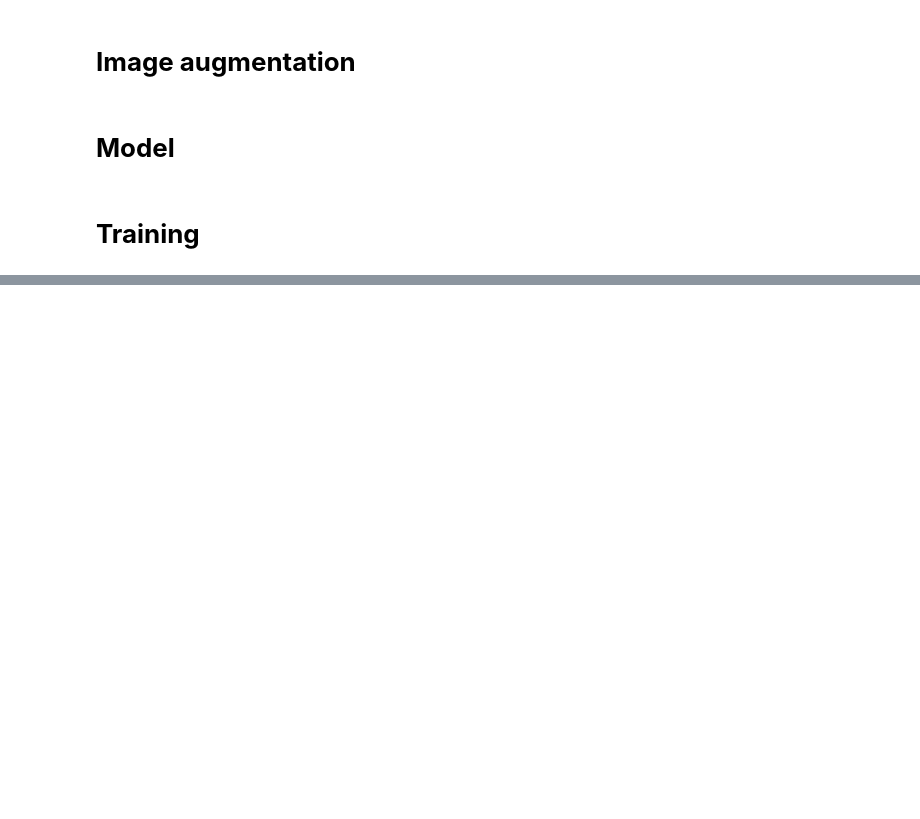
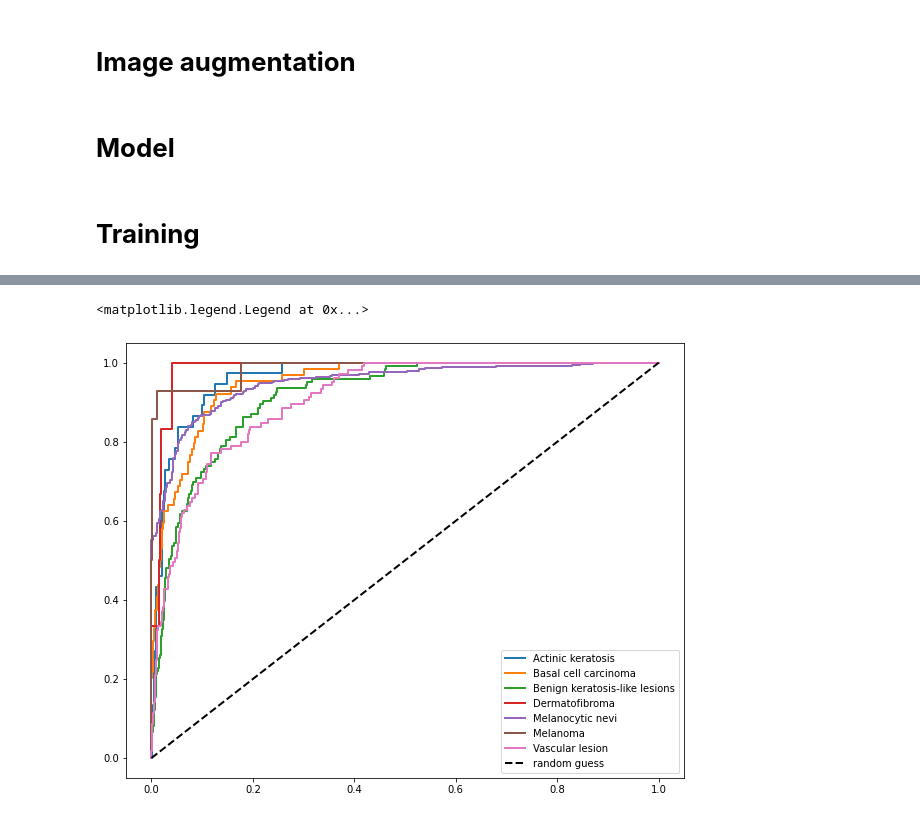
Before and after one commit to mittshah2/Skin-Disease-Prediction-Web-Application, a Jupyter notebook: HAM28_Final.ipynb, the cells around one changed output, grey strips where cells are left out. Cells and saved outputs as stored; diff of their text form; code cells hidden in the pictures; blank space fills up the shorter version.

```diff
--- a/HAM28_Final.ipynb
+++ b/HAM28_Final.ipynb
@@ -179,3 +216,34 @@ model.fit(x,y,epochs=30,validation_data=(trainy,testy),batch_size=90,callbacks=[
+# %%
+decode={
+    0:'Actinic keratosis',
+    1:'Basal cell carcinoma',
+    2:'Benign keratosis-like lesions',
+    3:'Dermatofibroma',
+    4:'Melanocytic nevi',
+    5:'Melanoma',
+    6:'Vascular lesion'
+
+}
+# %%
+p.figure(figsize=(10,8))
+
+pred=model.predict(xtest)
+
+from sklearn.metrics import roc_curve,auc
+fpr = dict()
+tpr = dict()
+roc_auc = dict()
+for i in range(7):
+    fpr[i], tpr[i], _ = roc_curve(ytest[:, i], pred[:, i])
+    roc_auc[i] = auc(fpr[i], tpr[i])
+
+for i in range(7):
+    p.plot(fpr[i],tpr[i],label=decode[i],linewidth=2)
+p.plot([0, 1], [0, 1], 'k--', lw=2,label='random guess')
+p.legend(loc="lower right")
+# %% [output]
+<matplotlib.legend.Legend at 0x...>
+[figure, added]
 # %%
 from sklearn.metrics import classification_report,confusion_matrix
 
```
Also changed, not shown: parts of 14 cells of this notebook.
